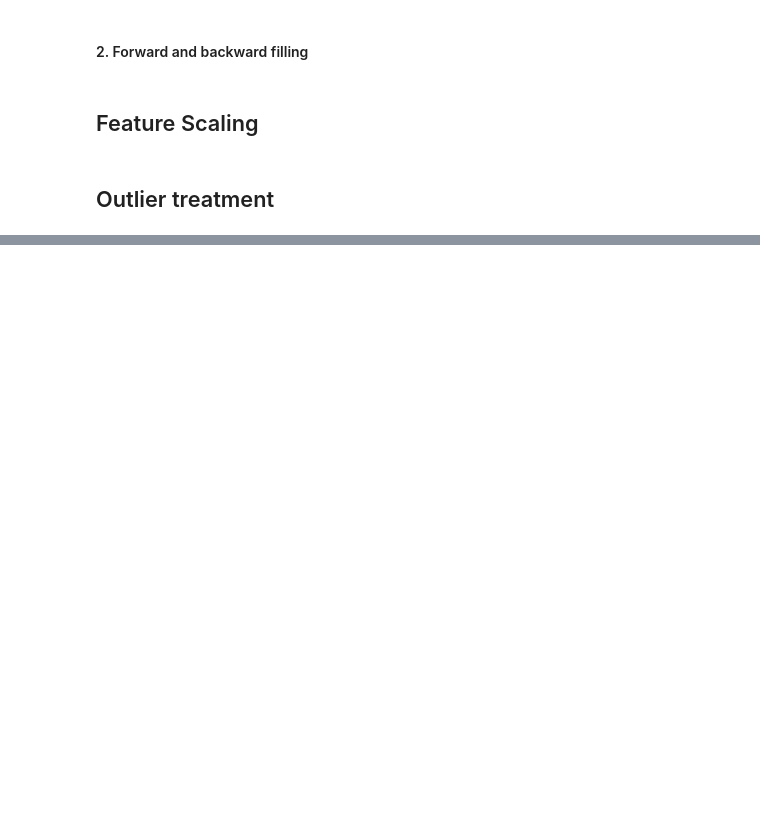
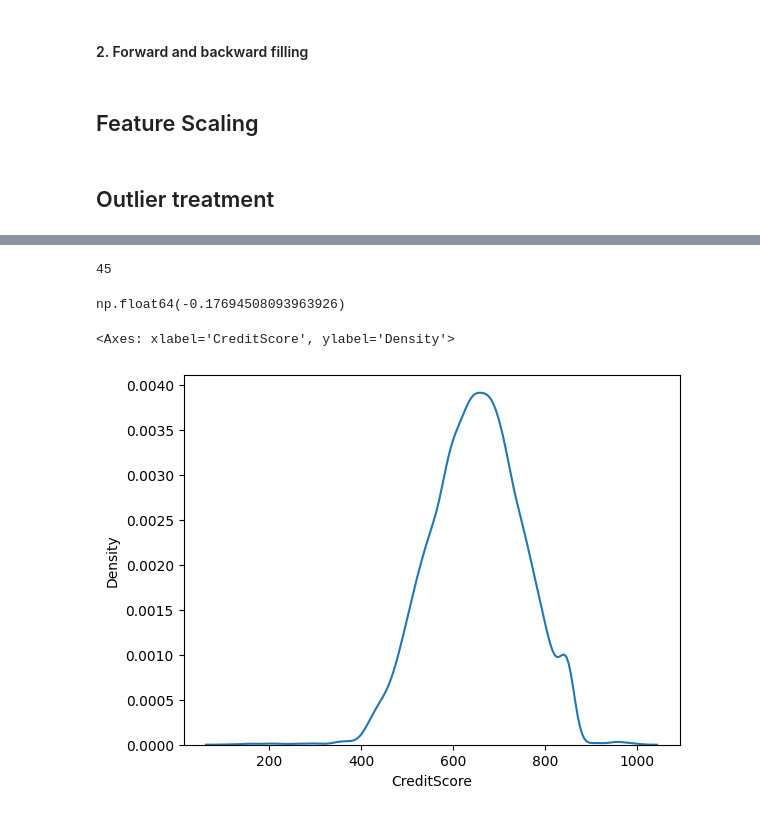
Before and after one commit to Arnav5005/Python, a Jupyter notebook: EDA_1/eda.ipynb, the cells around one changed output, grey strips where cells are left out. Cells and saved outputs as stored; diff of their text form; code cells hidden in the pictures; blank space fills up the shorter version.

```diff
--- a/EDA_1/eda.ipynb
+++ b/EDA_1/eda.ipynb
@@ -124,0 +153,17 @@ memory usage: 937.6+ KB
+# %%
+# salary_outliers=find_outliers(df['EstimatedSalary']) # doesn't return anything that means no outliers can confirm by print(len(salary_outliers))
+# salary_outliers
+credit_outliers=find_outliers(df['CreditScore'])
+len(credit_outliers) # 42
+# 42/10000 * 100 = 0.42% outliers which is very good so we don't need to do anything but still for the sake of understanding we will perform operations on it
+# %% [output]
+45
+# %%
+df.CreditScore.skew() # negatively skewed
+# %% [output]
+np.float64(-0.17694508093963926)
+# %%
+sns.kdeplot(df.CreditScore)
+# %% [output]
+<Axes: xlabel='CreditScore', ylabel='Density'>
+[figure, added]
```
Also changed, not shown: parts of 11 cells of this notebook, 1 other file.
